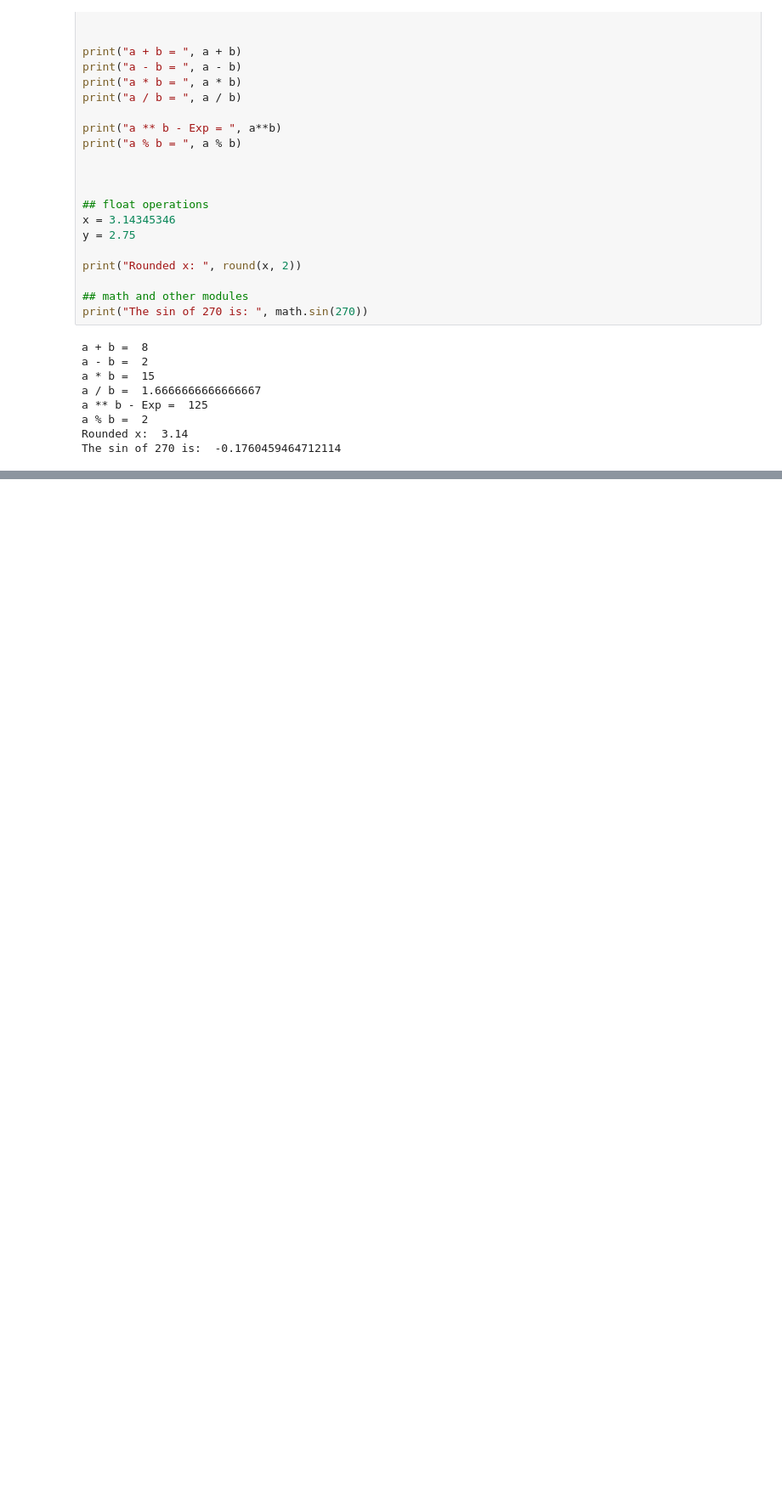
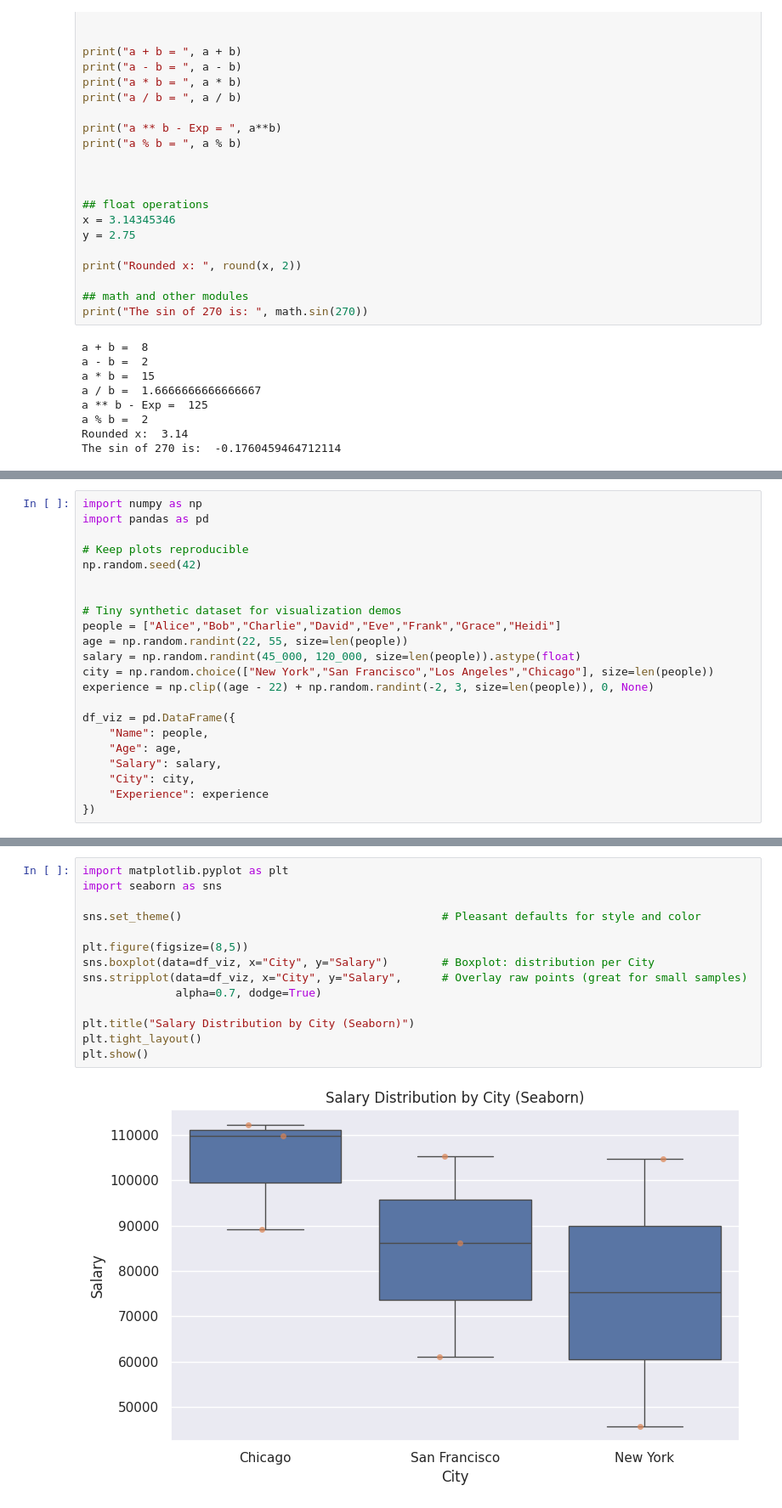
Before and after one commit to jenniferbleaux1/msa550-code-files-2025, a Jupyter notebook: notebooks/00_python_refresher.ipynb, the cells around one changed output, grey strips where cells are left out. Shown: that part at 85% size. Drawn from its saved outputs; the diff is of its cells as text; blank space fills up the shorter version.

```diff
--- a/notebooks/00_python_refresher.ipynb
+++ b/notebooks/00_python_refresher.ipynb
@@ -147,0 +522,22 @@ The sin of 270 is:  -0.1760459464712114
+# %%
+import numpy as np
+import pandas as pd
+
+# Keep plots reproducible
+np.random.seed(42)
+
+
+# Tiny synthetic dataset for visualization demos
+people = ["Alice","Bob","Charlie","David","Eve","Frank","Grace","Heidi"]
+age = np.random.randint(22, 55, size=len(people))
+salary = np.random.randint(45_000, 120_000, size=len(people)).astype(float)
+city = np.random.choice(["New York","San Francisco","Los Angeles","Chicago"], size=len(people))
+experience = np.clip((age - 22) + np.random.randint(-2, 3, size=len(people)), 0, None)
+
+df_viz = pd.DataFrame({
+    "Name": people,
+    "Age": age,
+    "Salary": salary,
+    "City": city,
+    "Experience": experience
+})
@@ -147,0 +580,16 @@ The sin of 270 is:  -0.1760459464712114
+# %%
+import matplotlib.pyplot as plt
+import seaborn as sns
+
+sns.set_theme()                                       # Pleasant defaults for style and color
+
+plt.figure(figsize=(8,5))
+sns.boxplot(data=df_viz, x="City", y="Salary")        # Boxplot: distribution per City
+sns.stripplot(data=df_viz, x="City", y="Salary",      # Overlay raw points (great for small samples)
+              alpha=0.7, dodge=True)
+
+plt.title("Salary Distribution by City (Seaborn)")
+plt.tight_layout()
+plt.show()
+# %% [output]
+[figure, added]
```
Also changed, not shown: parts of 25 cells of this notebook.
